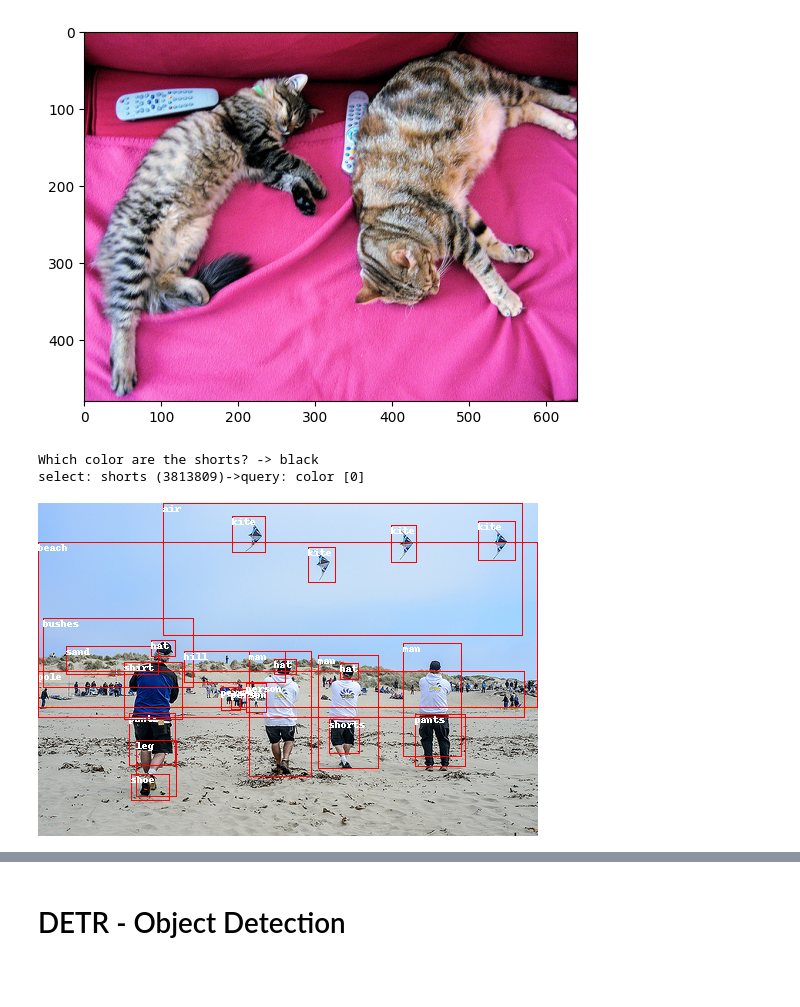
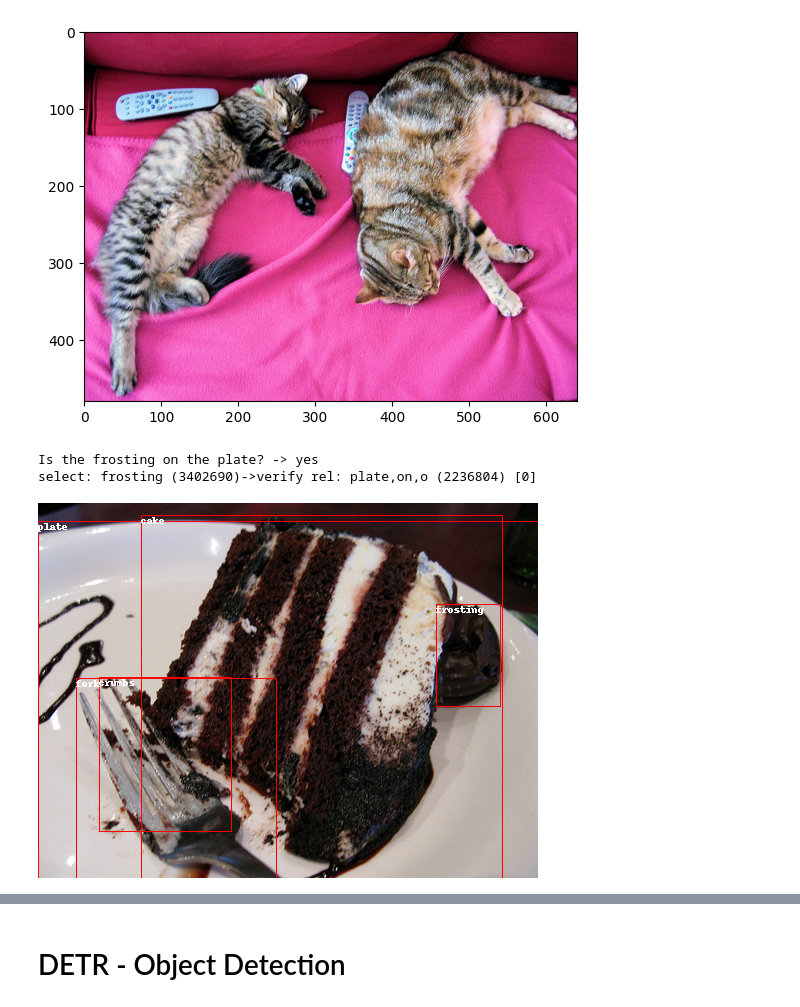
Before and after one commit to winnedatsch/tuw-master-thesis, a Jupyter notebook: notebooks/clip.ipynb, the cells around one changed output, grey strips where cells are left out. Saved outputs shown, nothing was run; the diff lists cells and outputs as text; code cells hidden in the pictures; blank space fills up the shorter version.

```diff
--- a/notebooks/clip.ipynb
+++ b/notebooks/clip.ipynb
@@ -138,27 +157,27 @@ def extract_relations(question):
 # %%
 from PIL import Image, ImageDraw
 
 with open("../data/questions/train_sampled_questions_2000.json") as f:
    questions = list(json.load(f).items())
 
-qid, question = questions[6]
+qid, question = questions[7]
 print(f"{question['question']} -> {question['answer']}")
 print(question['semanticStr'])
 image = Image.open(f"../data/images/{question['imageId']}.jpg")
 
 imgcopy = image.copy()
 draw = ImageDraw.Draw(imgcopy)
 
 for object in question['sceneGraph']['objects'].values():
    object_crop = image.crop((object['x'], object['y'], object['x']+object['w'], object['y']+object['h']))
    draw.rectangle((object['x'], object['y'], object['x']+object['w'], object['y']+object['h']), outline="red", width=1)
    draw.text((object['x'], object['y']), object["name"], fill="white")
 
 imgcopy
 # %% [output]
-Which color are the shorts? -> black
-select: shorts (3813809)->query: color [0]
+Is the frosting on the plate? -> yes
+select: frosting (3402690)->verify rel: plate,on,o (2236804) [0]
-[figure, old version]
+[figure, new version]
 # %%
 print(question['semanticStr'])
 print(extract_attributes(question))
```
Also changed, not shown: parts of 9 cells of this notebook, 1 other file.
